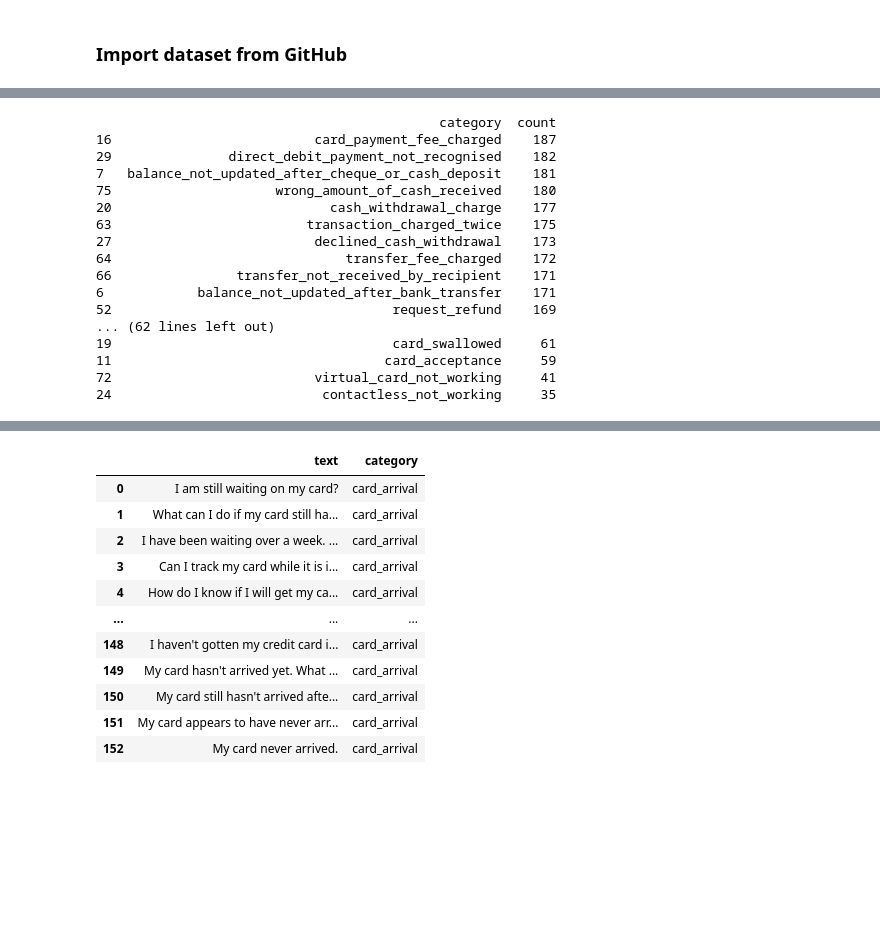
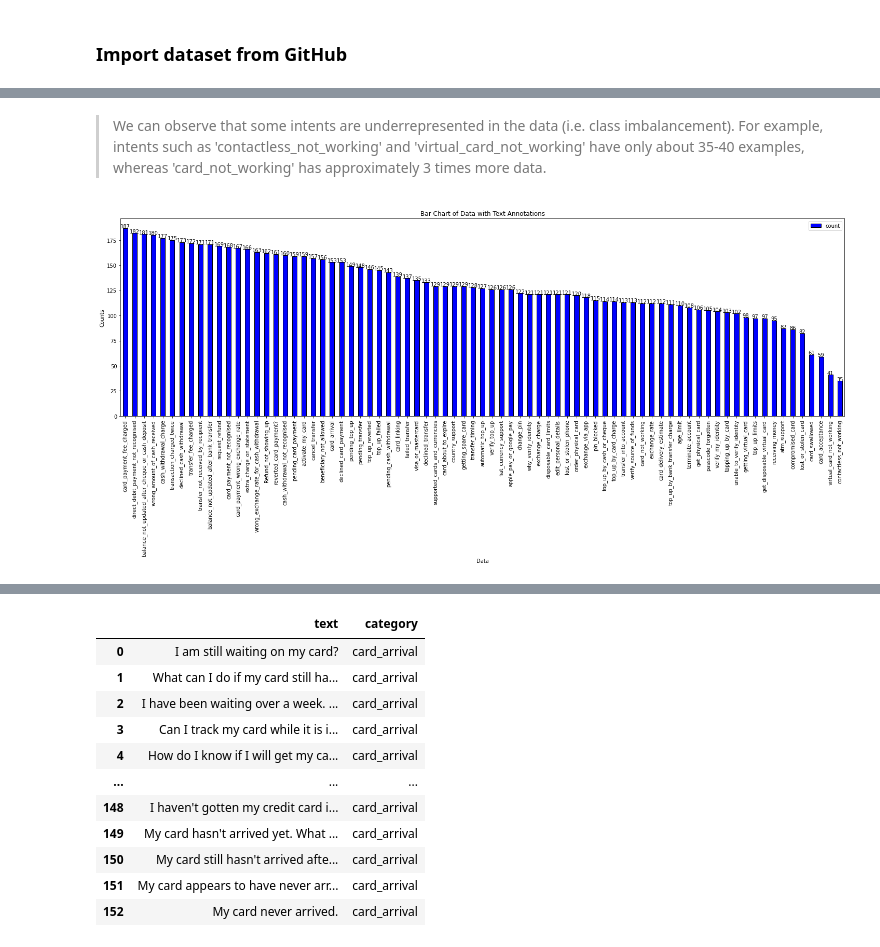
Before and after one commit to sjung-stat/Customer-Support-Chat-Intent-Classification, a Jupyter notebook: Data Preprocessing.ipynb, the cells around one changed output, grey strips where cells are left out. Cells and saved outputs as stored; diff of their text form; code cells hidden in the pictures; blank space fills up the shorter version.

```diff
--- a/Data Preprocessing.ipynb
+++ b/Data Preprocessing.ipynb
@@ -17,21 +62,20 @@ intent_examples_count = df_training.groupby(['category'])['category'].count().re
-# %%
-with pd.option_context('display.max_rows', None):
-  print(intent_examples_count)
-# %% [output]
-                                            category  count
-16                          card_payment_fee_charged    187
-29               direct_debit_payment_not_recognised    182
-7   balance_not_updated_after_cheque_or_cash_deposit    181
-75                     wrong_amount_of_cash_received    180
-20                            cash_withdrawal_charge    177
-63                         transaction_charged_twice    175
-27                          declined_cash_withdrawal    173
-64                              transfer_fee_charged    172
-66                transfer_not_received_by_recipient    171
-6            balance_not_updated_after_bank_transfer    171
-52                                    request_refund    169
-... (62 lines left out)
-19                                    card_swallowed     61
-11                                   card_acceptance     59
-72                          virtual_card_not_working     41
-24                           contactless_not_working     35
+# %% [markdown]
+> We can observe that some intents are underrepresented in the data (i.e. class imbalancement). For example, intents such as 'contactless_not_working' and 'virtual_card_not_working' have only about 35-40 examples, whereas 'card_not_working' has approximately 3 times more data.
+# %%
+# plot a bar chart
+ax = intent_examples_count.plot.bar(x='category', y='count', color='blue', edgecolor='black')
+
+# add text annotations to the bar chart
+for i in range(len(intent_examples_count)):
+    ax.text(i, intent_examples_count.iloc[i]['count'] + 0.2, str(intent_examples_count.iloc[i]['count']), ha='center')
+
+# add a title and labels to the x and y axis
+plt.title("Bar Chart of Data with Text Annotations")
+plt.xlabel("Data")
+plt.ylabel("Counts")
+plt.gcf().set_size_inches(25, 7)
+
+# show the plot
+plt.show()
+# %% [output]
+[figure, added]
```
Also changed, not shown: parts of 16 cells of this notebook.
